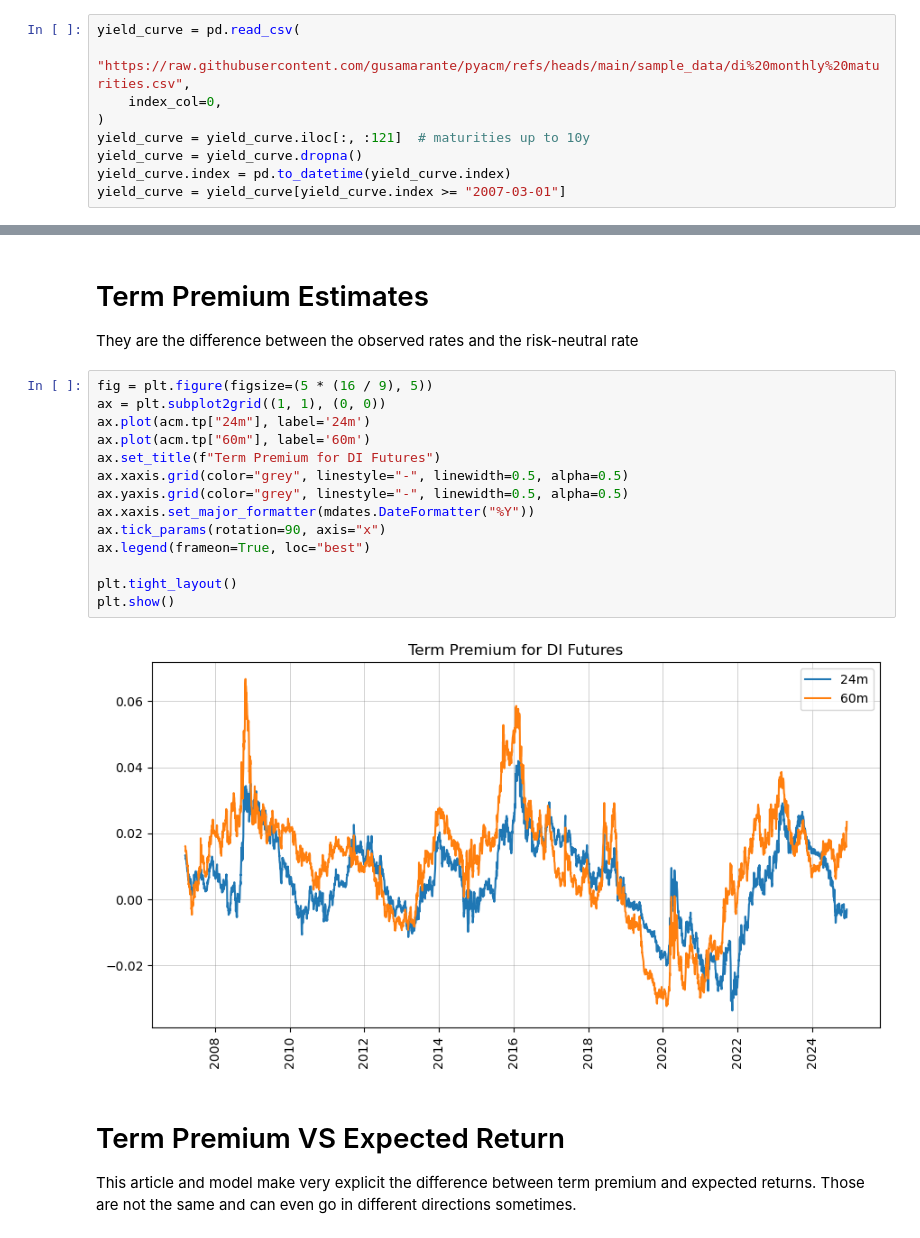
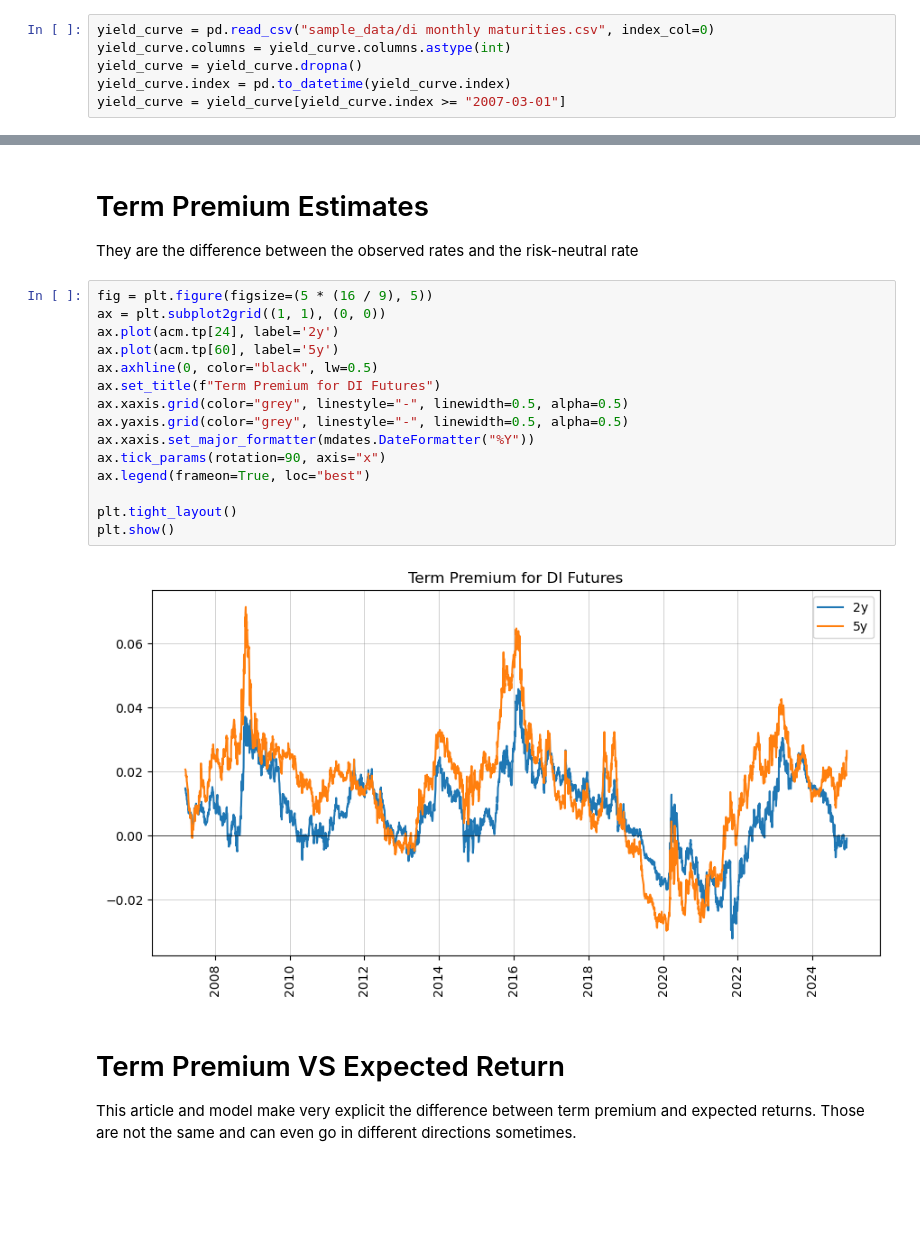
Before and after one commit to gusamarante/pyacm, a Jupyter notebook: example_br.ipynb, the cells around one changed output, grey strips where cells are left out. Cells and saved outputs as stored; diff of their text form; blank space fills up the shorter version.

```diff
--- a/example_br.ipynb
+++ b/example_br.ipynb
@@ -9,9 +9,6 @@ There is csv file with a sample data set in the github repository. For this exam
 # %%
-yield_curve = pd.read_csv(
-    "https://raw.githubusercontent.com/gusamarante/pyacm/refs/heads/main/sample_data/di%20monthly%20maturities.csv",
-    index_col=0,
-)
-yield_curve = yield_curve.iloc[:, :121]  # maturities up to 10y
+yield_curve = pd.read_csv("sample_data/di monthly maturities.csv", index_col=0)
+yield_curve.columns = yield_curve.columns.astype(int)
 yield_curve = yield_curve.dropna()
 yield_curve.index = pd.to_datetime(yield_curve.index)
 yield_curve = yield_curve[yield_curve.index >= "2007-03-01"]
@@ -133,19 +130,20 @@ They are the difference between the observed rates and the risk-neutral rate
 # %%
 fig = plt.figure(figsize=(5 * (16 / 9), 5))
 ax = plt.subplot2grid((1, 1), (0, 0))
-ax.plot(acm.tp["24m"], label='24m')
-ax.plot(acm.tp["60m"], label='60m')
+ax.plot(acm.tp[24], label='2y')
+ax.plot(acm.tp[60], label='5y')
+ax.axhline(0, color="black", lw=0.5)
 ax.set_title(f"Term Premium for DI Futures")
 ax.xaxis.grid(color="grey", linestyle="-", linewidth=0.5, alpha=0.5)
 ax.yaxis.grid(color="grey", linestyle="-", linewidth=0.5, alpha=0.5)
 ax.xaxis.set_major_formatter(mdates.DateFormatter("%Y"))
 ax.tick_params(rotation=90, axis="x")
 ax.legend(frameon=True, loc="best")
 
 plt.tight_layout()
 plt.show()
 # %% [output]
-[figure, old version]
+[figure, new version]
 # %% [markdown]
 # Term Premium VS Expected Return
 This article and model make very explicit the difference between term premium and expected returns. Those are not the same and can even go in different directions sometimes.
```
Also changed, not shown: parts of 12 cells of this notebook, 2 other files.
